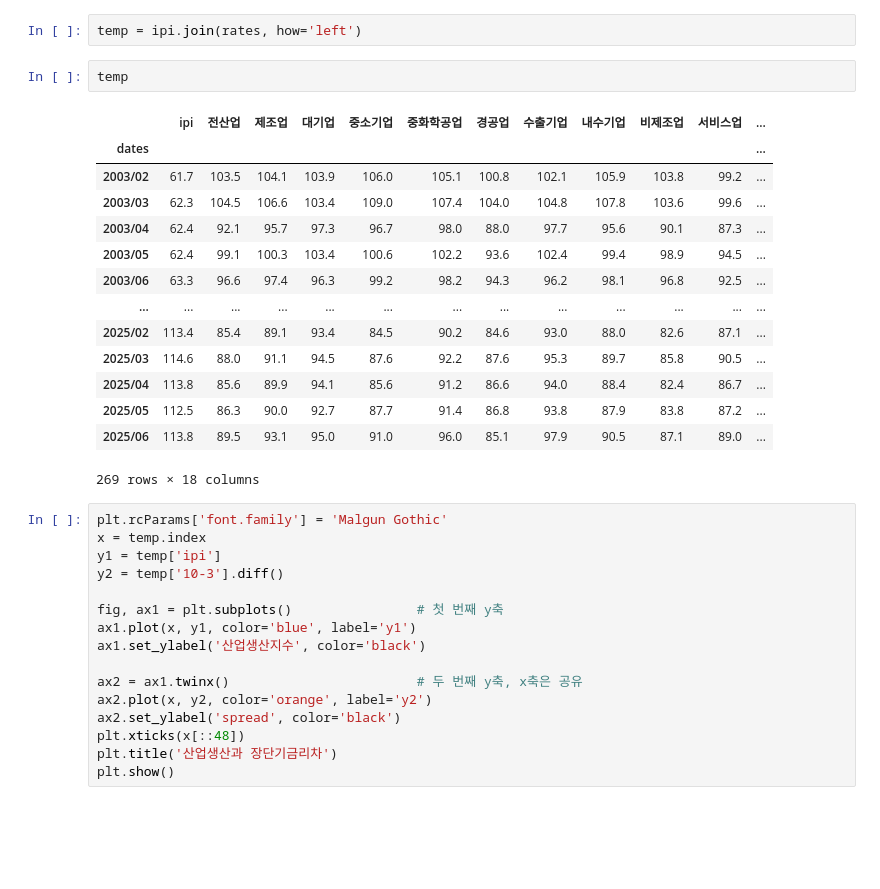
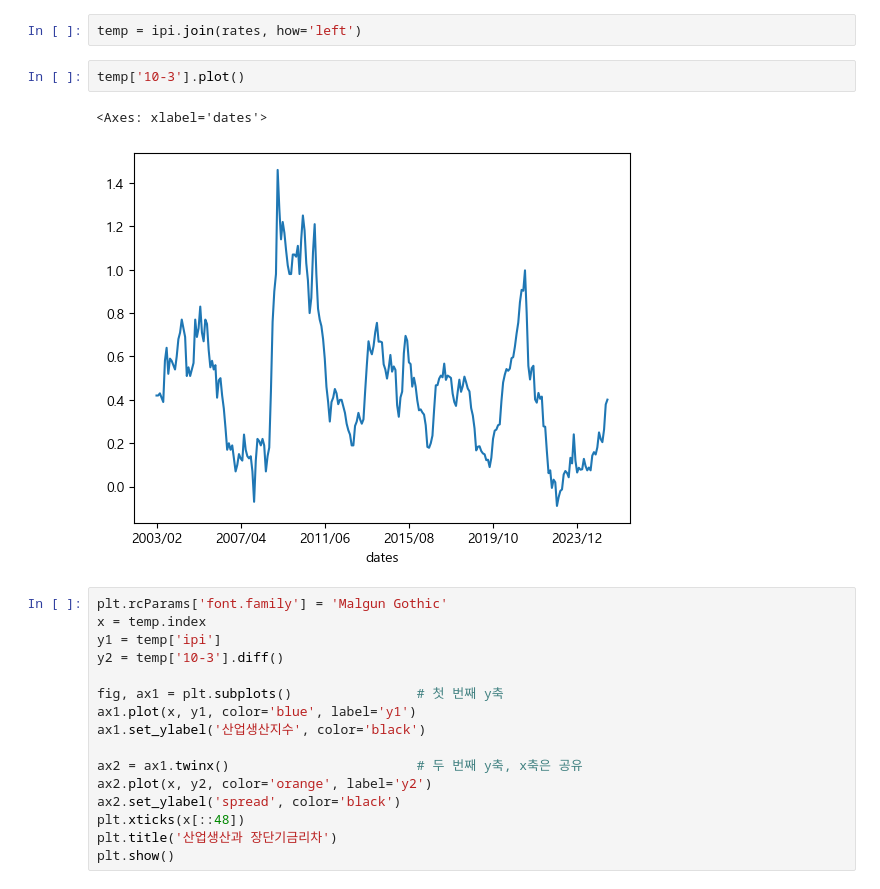
Before and after one commit to yyunjioh/2025.08_LS_Quant_1, a Jupyter notebook: week3/yield_spread.ipynb, the cells around one changed output. Saved outputs shown, nothing was run; the diff lists cells and outputs as text; blank space fills up the shorter version.

```diff
--- a/week3/yield_spread.ipynb
+++ b/week3/yield_spread.ipynb
@@ -85,22 +85,10 @@ ipi.head()
 # %%
 temp = ipi.join(rates, how='left')
 # %%
-temp
+temp['10-3'].plot()
 # %% [output]
-|  | ipi | 전산업 | 제조업 | 대기업 | 중소기업 | 중화학공업 | 경공업 | 수출기업 | 내수기업 | 비제조업 | 서비스업 | ... |
-| dates |  |  |  |  |  |  |  |  |  |  |  | ... |
-| 2003/02 | 61.7 | 103.5 | 104.1 | 103.9 | 106.0 | 105.1 | 100.8 | 102.1 | 105.9 | 103.8 | 99.2 | ... |
-| 2003/03 | 62.3 | 104.5 | 106.6 | 103.4 | 109.0 | 107.4 | 104.0 | 104.8 | 107.8 | 103.6 | 99.6 | ... |
-| 2003/04 | 62.4 | 92.1 | 95.7 | 97.3 | 96.7 | 98.0 | 88.0 | 97.7 | 95.6 | 90.1 | 87.3 | ... |
-| 2003/05 | 62.4 | 99.1 | 100.3 | 103.4 | 100.6 | 102.2 | 93.6 | 102.4 | 99.4 | 98.9 | 94.5 | ... |
-| 2003/06 | 63.3 | 96.6 | 97.4 | 96.3 | 99.2 | 98.2 | 94.3 | 96.2 | 98.1 | 96.8 | 92.5 | ... |
-| ... | ... | ... | ... | ... | ... | ... | ... | ... | ... | ... | ... | ... |
-| 2025/02 | 113.4 | 85.4 | 89.1 | 93.4 | 84.5 | 90.2 | 84.6 | 93.0 | 88.0 | 82.6 | 87.1 | ... |
-| 2025/03 | 114.6 | 88.0 | 91.1 | 94.5 | 87.6 | 92.2 | 87.6 | 95.3 | 89.7 | 85.8 | 90.5 | ... |
-| 2025/04 | 113.8 | 85.6 | 89.9 | 94.1 | 85.6 | 91.2 | 86.6 | 94.0 | 88.4 | 82.4 | 86.7 | ... |
-| 2025/05 | 112.5 | 86.3 | 90.0 | 92.7 | 87.7 | 91.4 | 86.8 | 93.8 | 87.9 | 83.8 | 87.2 | ... |
-| 2025/06 | 113.8 | 89.5 | 93.1 | 95.0 | 91.0 | 96.0 | 85.1 | 97.9 | 90.5 | 87.1 | 89.0 | ... |
-269 rows × 18 columns
+<Axes: xlabel='dates'>
+[figure, added]
 # %%
 plt.rcParams['font.family'] = 'Malgun Gothic'
 x = temp.index
```
Also changed, not shown: 5 other files.
